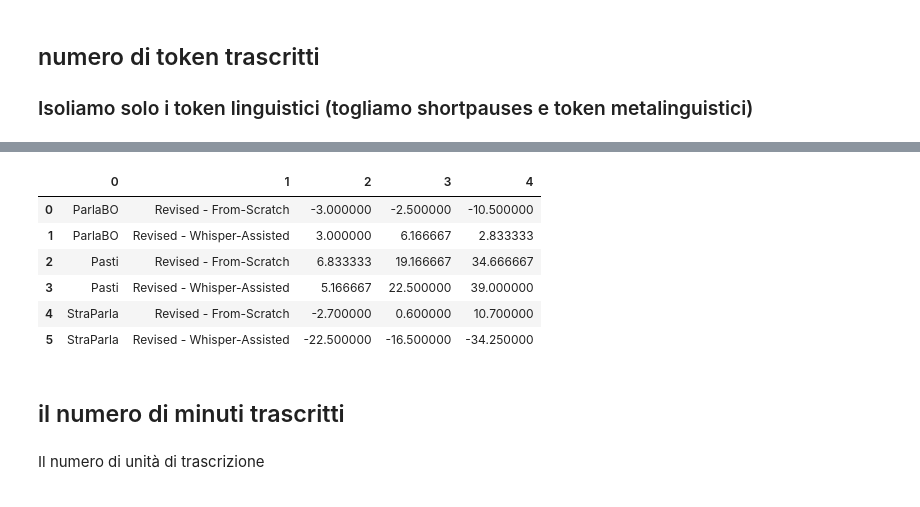
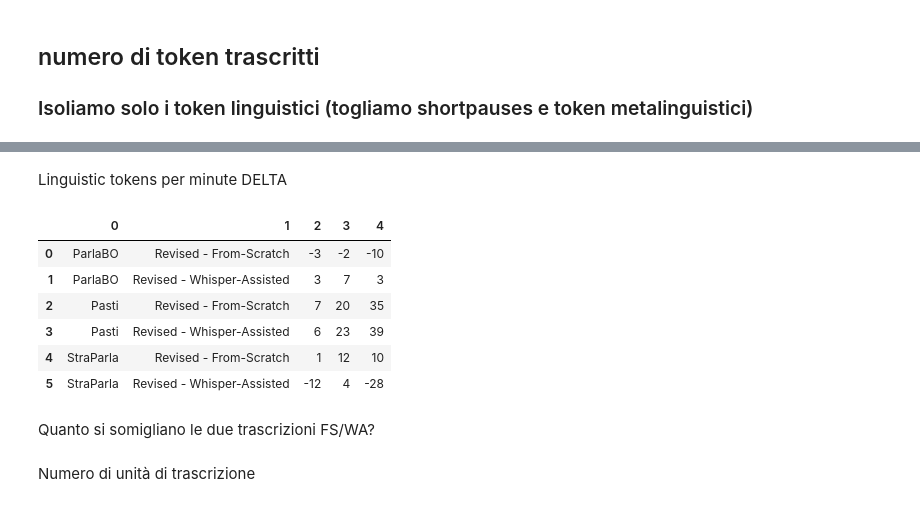
Before and after one commit to LaboratorioSperimentale/asr-assisted-transcription, a Jupyter notebook: data_analysis/analysis.ipynb, the cells around one changed output, grey strips where cells are left out. Saved outputs shown, nothing was run; the diff lists cells and outputs as text; code cells hidden in the pictures.

```diff
--- a/data_analysis/analysis.ipynb
+++ b/data_analysis/analysis.ipynb
@@ -12,8 +28,0 @@ stats
-# %%
-# rimuoviamo i trascritti fatti a partire da whisper o dal manuale
-stats = stats[~stats["Transcript_ID"].isin(["03_StraParlaA_man", "03_StraParlaA_whi",
-														"03_StraParlaB_man", "03_StraParlaB_whi",
-														"03_StraParlaC_man", "03_StraParlaC_whi"])]
-
-# stats = stats_filtrato [~stats["Esperto"].isin(["no"])]
-# stats_filtrato
@@ -45,5 +58,9 @@ stats = stats[~stats["Transcript_ID"].isin(["03_StraParlaA_man", "03_StraParlaA_
 # %%
 # TUTTI I TOKEN
 # TODO: forse bisogna sostituire gli 0 con N/A nel dataframe?
-avg_per_minute = stats_filtrato[["module", "Tipo"]+[f"tokens_per_minute::{i}" for i in range(0,3)]].replace(0, np.nan).groupby(["module", "Tipo"]).mean()
-#avg_per_minute_ling = stats_filtrato[["module", "Tipo"]+[f"ling_tokens_per_min::{i}" for i in range(0,3)]].replace(0, np.nan).groupby(["module", "Tipo"]).mean()
+# columns =
+avg_per_minute = stats[["module", "Tipo"]+[f"tokens_per_minute::{i}" for i in range(0,3)]].replace(0, np.nan).groupby(["module", "Tipo"]).mean()
+# avg_per_minute.loc[("ParlaBO", "Revised"), "tokens_per_minute::8"]
+
+avg_per_minute_ling = stats[["module", "Tipo"]+[f"linguistic_tokens_min::{i}" for i in range(0,3)]].replace(0, np.nan).groupby(["module", "Tipo"]).mean()
+# avg_per_minute_ling
@@ -63,0 +67,3 @@ avg_per_minute
+# %%
+avg_per_minute = avg_per_minute.round(0).astype(int) # @ Ludovica ho eliminato i decimali ma se servono troviamo il modo di rimetterli
+avg_per_minute
@@ -63,0 +82,3 @@ avg_per_minute
+# %%
+avg_per_minute_ling = avg_per_minute_ling.round(0).astype(int)
+avg_per_minute_ling
@@ -91,36 +134,38 @@ KeyError: ('StraParla', 'Revised')
+# %% [markdown]
+Linguistic tokens per minute DELTA
 # %%
 delta_pairs = [
     ("Revised", "From-Scratch"),
     ("Revised", "Whisper-Assisted"),
     # Add more pairs as needed
 ]
 modules = ["ParlaBO", "Pasti", "StraParla"]
 
 # Create an empty list to store rows
 rows = []
 
 # Iterate over module names
 for module in modules:
     for t1, t2 in delta_pairs:
         row = [module, f"{t1} - {t2}"]
         for i in range(0, 3):
-            diff = avg_per_minute_ling.loc[(module, t1), f"ling_tokens_per_min::{i}"] - avg_per_minute_ling.loc[(module, t2), f"ling_tokens_per_min::{i}"]
+            diff = avg_per_minute_ling.loc[(module, t1), f"linguistic_tokens_min::{i}"] - avg_per_minute_ling.loc[(module, t2), f"linguistic_tokens_min::{i}"]
             row.append(diff)
         rows.append(row)
 
 # Create a new DataFrame
 columns = avg_per_minute.columns # Column names
 # print(columns)
 df_deltas = pd.DataFrame(rows, columns=["module", "delta"].extend(columns))
 df_deltas
 # %% [output]
 |  | 0 | 1 | 2 | 3 | 4 |
-| 0 | ParlaBO | Revised - From-Scratch | -3.000000 | -2.500000 | -10.500000 |
-| 1 | ParlaBO | Revised - Whisper-Assisted | 3.000000 | 6.166667 | 2.833333 |
-| 2 | Pasti | Revised - From-Scratch | 6.833333 | 19.166667 | 34.666667 |
-| 3 | Pasti | Revised - Whisper-Assisted | 5.166667 | 22.500000 | 39.000000 |
-| 4 | StraParla | Revised - From-Scratch | -2.700000 | 0.600000 | 10.700000 |
-| 5 | StraParla | Revised - Whisper-Assisted | -22.500000 | -16.500000 | -34.250000 |
+| 0 | ParlaBO | Revised - From-Scratch | -3 | -2 | -10 |
+| 1 | ParlaBO | Revised - Whisper-Assisted | 3 | 7 | 3 |
+| 2 | Pasti | Revised - From-Scratch | 7 | 20 | 35 |
+| 3 | Pasti | Revised - Whisper-Assisted | 6 | 23 | 39 |
+| 4 | StraParla | Revised - From-Scratch | 1 | 12 | 10 |
+| 5 | StraParla | Revised - Whisper-Assisted | -12 | 4 | -28 |
-# %% [markdown]
-## il numero di minuti trascritti
+# %% [markdown]
+Quanto si somigliano le due trascrizioni FS/WA?
 # %%
@@ -131,5 +179,5 @@ avg_overlaps = stats_filtrato[["module", "transcription_type"]+[f"num_overlaps"]
 # %% [markdown]
-Il numero di unità di trascrizione
+Numero di unità di trascrizione
 # %%
 delta_pairs = [
     ("Revised", "From-Scratch"),
```
Also changed, not shown: parts of 31 cells of this notebook.
